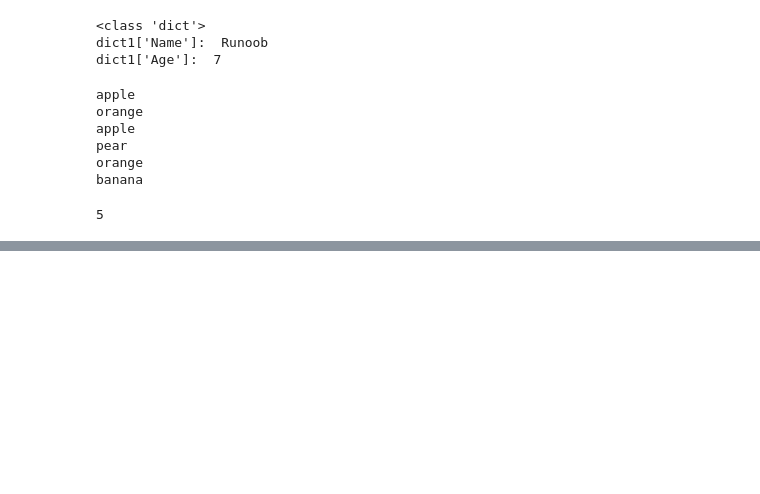
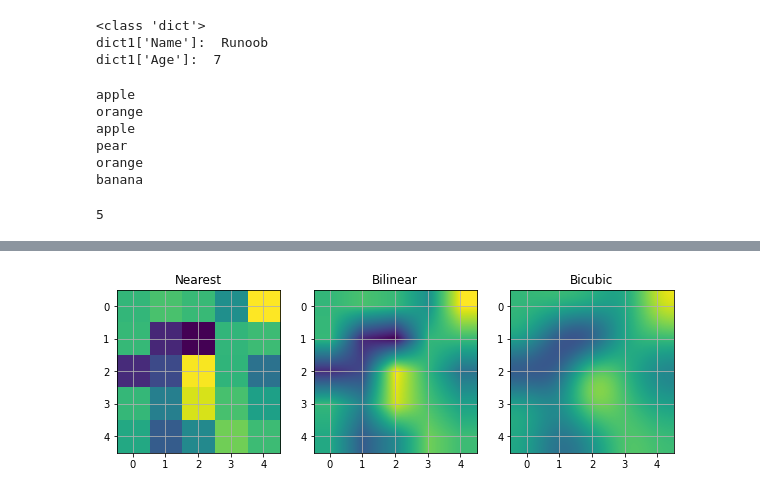
Before and after one commit to yuanxiaodu/python-class, a Jupyter notebook: 03/作业/03_3120305679.ipynb, the cells around one changed output, grey strips where cells are left out. Cells and saved outputs as stored; diff of their text form; code cells hidden in the pictures; blank space fills up the shorter version.

```diff
--- a/03/作业/03_3120305679.ipynb
+++ b/03/作业/03_3120305679.ipynb
@@ -280,0 +472,12 @@ print((add(2, 3)))  # Output: 5
+# %%
+A = np.random.rand(5, 5)
+
+fig, axs = plt.subplots(1, 3, figsize=(10, 3))
+for ax, interp in zip(axs, ['nearest', 'bilinear', 'bicubic']):
+    ax.imshow(A, interpolation=interp)
+    ax.set_title(interp.capitalize())
+    ax.grid(True)
+
+plt.show()
+# %% [output]
+[figure, added]
```
Also changed, not shown: parts of 12 cells of this notebook, 54 other files.
